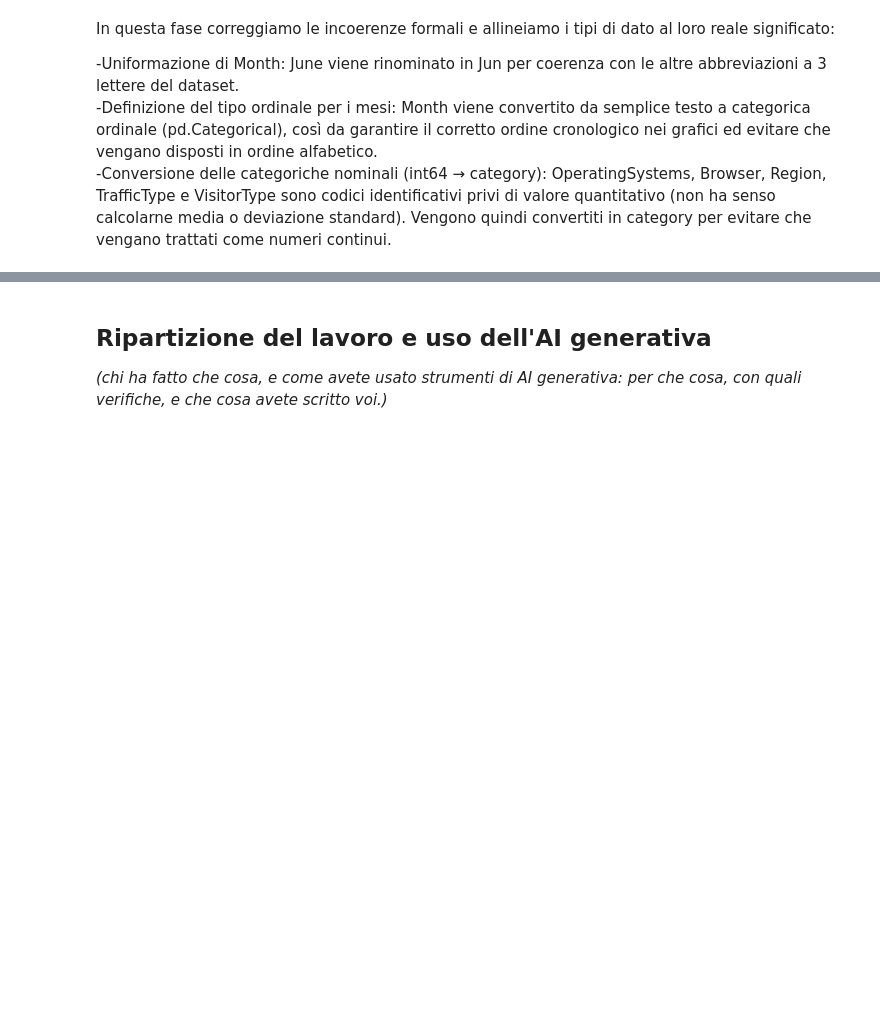
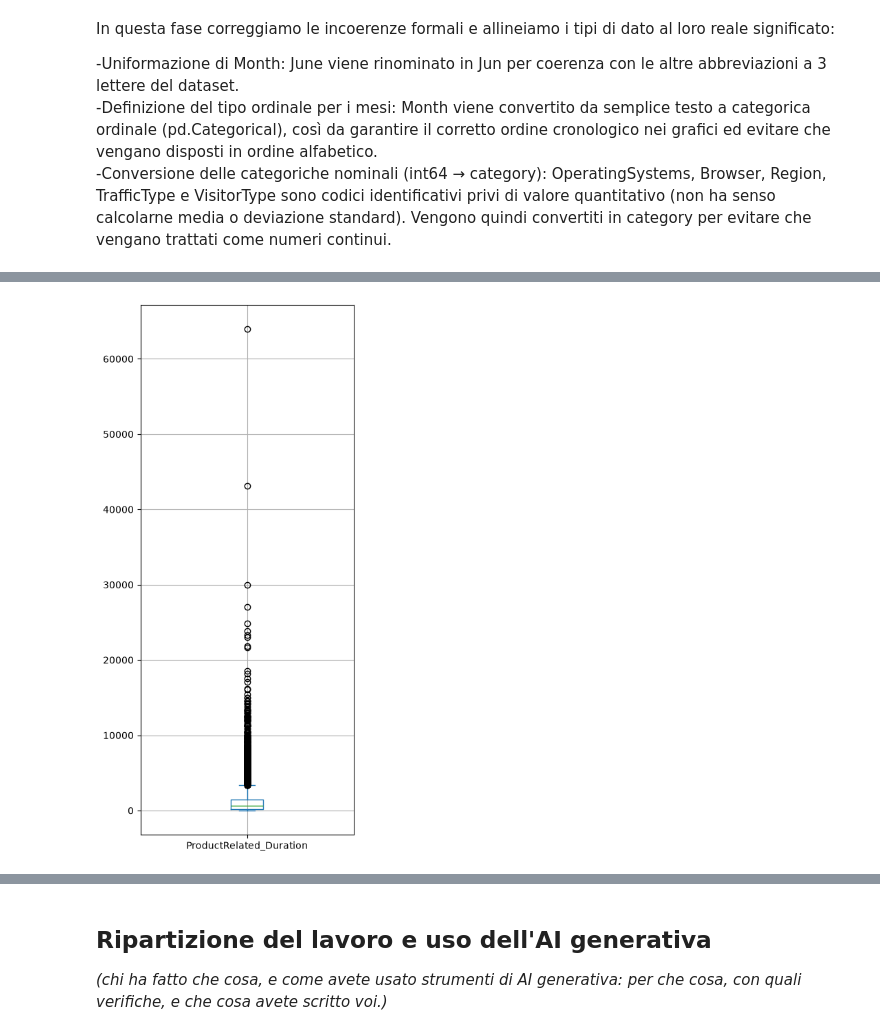
Before and after one commit to Filok10/fad-2627-projects, a Jupyter notebook: notebooks/analisi.ipynb, the cells around one changed output, grey strips where cells are left out. Saved outputs shown, nothing was run; the diff lists cells and outputs as text; code cells hidden in the pictures; blank space fills up the shorter version.

```diff
--- a/notebooks/analisi.ipynb
+++ b/notebooks/analisi.ipynb
@@ -157,0 +168,8 @@ In questa fase correggiamo le incoerenze formali e allineiamo i tipi di dato al
+# %%
+import matplotlib.pyplot as plt
+
+df['ProductRelated_Duration'].plot.box(figsize=(4,8))
+plt.grid()
+plt.show()
+# %% [output]
+[figure, added]
```
Also changed, not shown: parts of 10 cells of this notebook.
